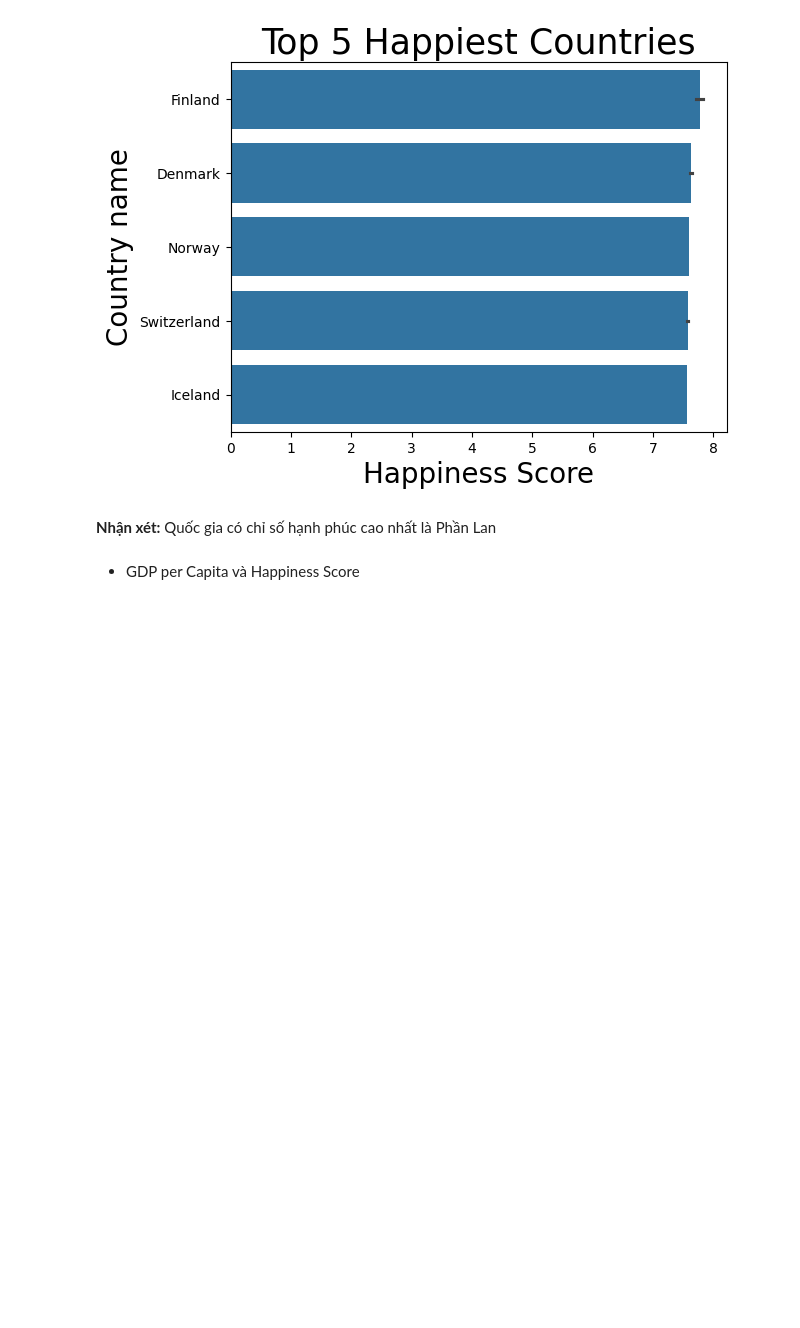
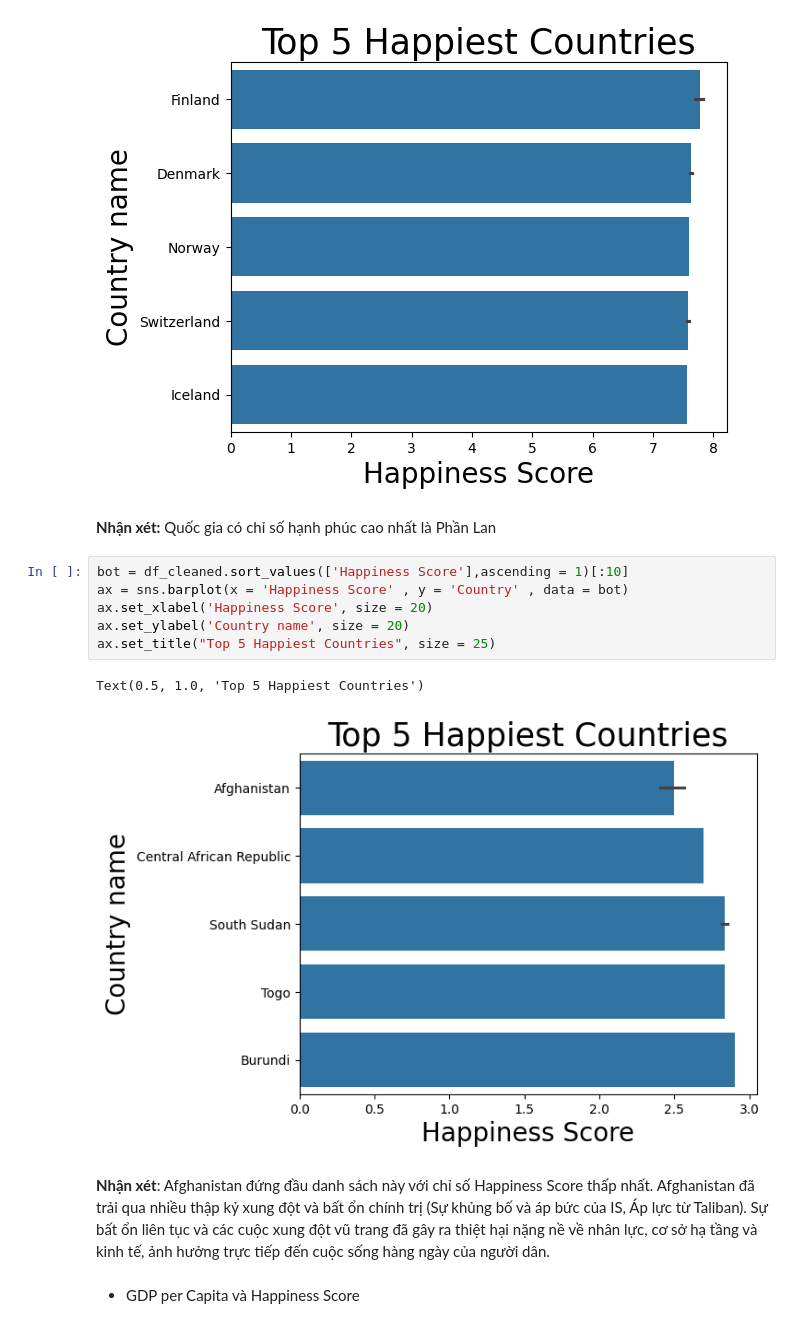
Before and after one commit to NgTrDung/DataMining_For_HappinessReport, a Jupyter notebook: Happiness_Report.ipynb, the cells around one changed output. Drawn from its saved outputs; the diff is of its cells as text; blank space fills up the shorter version.

Commit message:
build: update visualization

```diff
--- a/Happiness_Report.ipynb
+++ b/Happiness_Report.ipynb
@@ -541,6 +544,17 @@ Text(0.5, 1.0, 'Top 5 Happiest Countries')
 [figure]
 # %% [markdown]
 **Nhận xét:** Quốc gia có chỉ số hạnh phúc cao nhất là Phần Lan
+# %%
+bot = df_cleaned.sort_values(['Happiness Score'],ascending = 1)[:10]
+ax = sns.barplot(x = 'Happiness Score' , y = 'Country' , data = bot)
+ax.set_xlabel('Happiness Score', size = 20)
+ax.set_ylabel('Country name', size = 20)
+ax.set_title("Top 5 Happiest Countries", size = 25)
+# %% [output]
+Text(0.5, 1.0, 'Top 5 Happiest Countries')
+[figure, added]
+# %% [markdown]
+**Nhận xét**: Afghanistan đứng đầu danh sách này với chỉ số Happiness Score thấp nhất. Afghanistan đã trải qua nhiều thập kỷ xung đột và bất ổn chính trị (Sự khủng bố và áp bức của IS, Áp lực từ Taliban). Sự bất ổn liên tục và các cuộc xung đột vũ trang đã gây ra thiệt hại nặng nề về nhân lực, cơ sở hạ tầng và kinh tế, ảnh hưởng trực tiếp đến cuộc sống hàng ngày của người dân.
 # %% [markdown]
 - GDP per Capita và Happiness Score
 # %%
```
Also changed, not shown: parts of 13 cells of this notebook, 1 other file.
